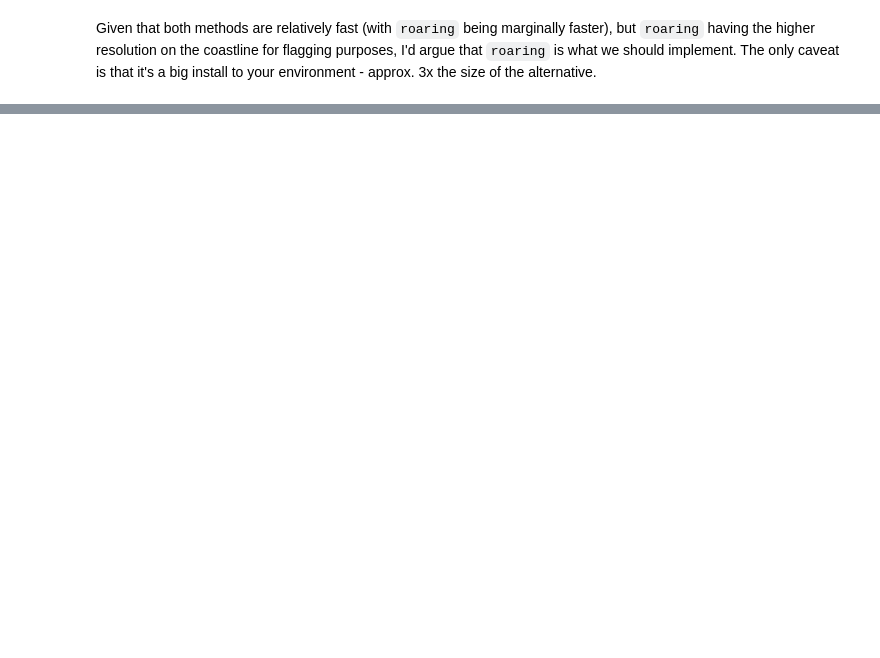
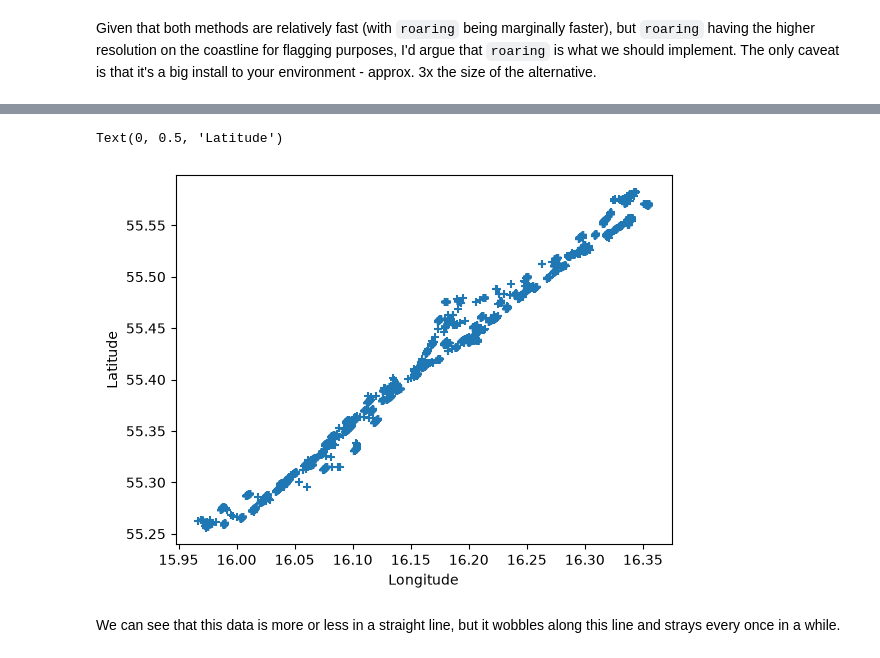
Before and after one commit to Klankers/mau_gsoc_qartod, a Jupyter notebook: deliverable_2.ipynb, the cells around one changed output, grey strips where cells are left out. Saved outputs shown, nothing was run; the diff lists cells and outputs as text; code cells hidden in the pictures; blank space fills up the shorter version.

```diff
--- a/deliverable_2.ipynb
+++ b/deliverable_2.ipynb
@@ -3164,0 +3184,18 @@ Given that both methods are relatively fast (with `roaring` being marginally fas
+# %%
+from shapely import Polygon
+#   Re-import my data, if I need it.
+import matplotlib.pyplot as plt
+import numpy as np
+import xarray as xr
+
+data_path = "/home/aaron-mau/Code/gsoc/SEA063_20231113T1357_R.nc"
+data = xr.load_dataset(data_path)
+# %%
+plt.scatter(data.LONGITUDE, data.LATITUDE, marker="+")
+plt.xlabel("Longitude")
+plt.ylabel("Latitude")
+# %% [output]
+Text(0, 0.5, 'Latitude')
+[figure, added]
+# %% [markdown]
+We can see that this data is more or less in a straight line, but it wobbles along this line and strays every once in a while.
```
Also changed, not shown: parts of 35 cells of this notebook.
